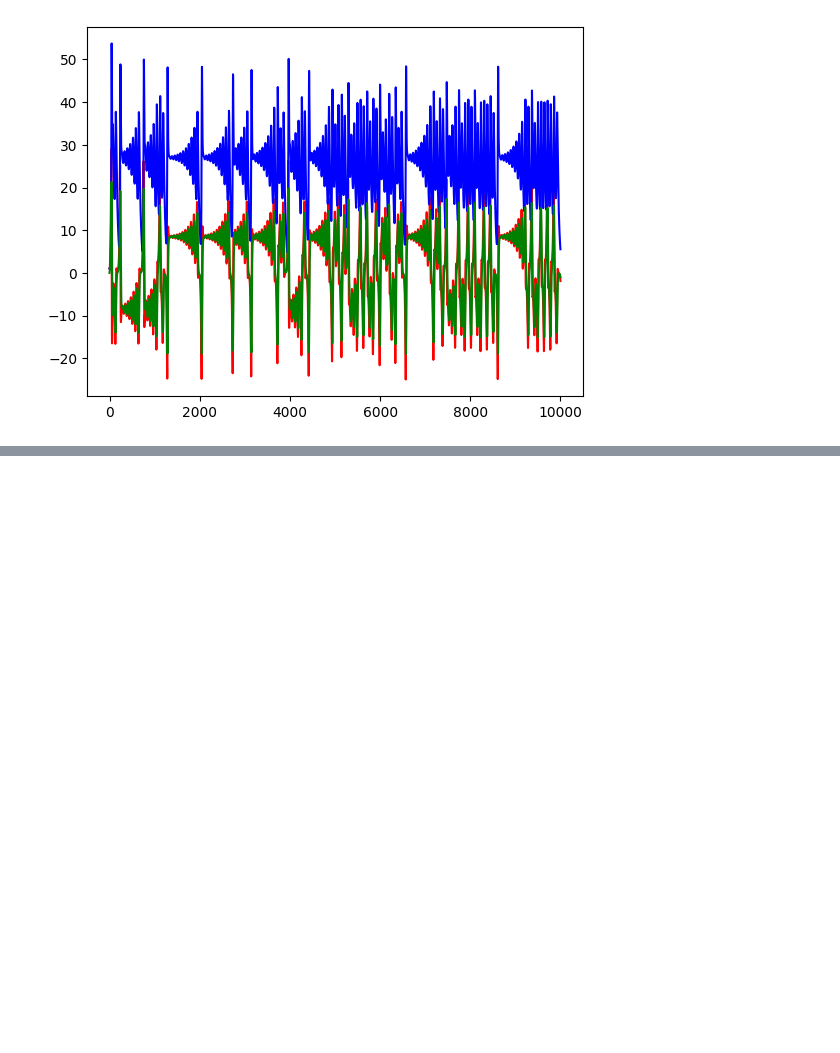
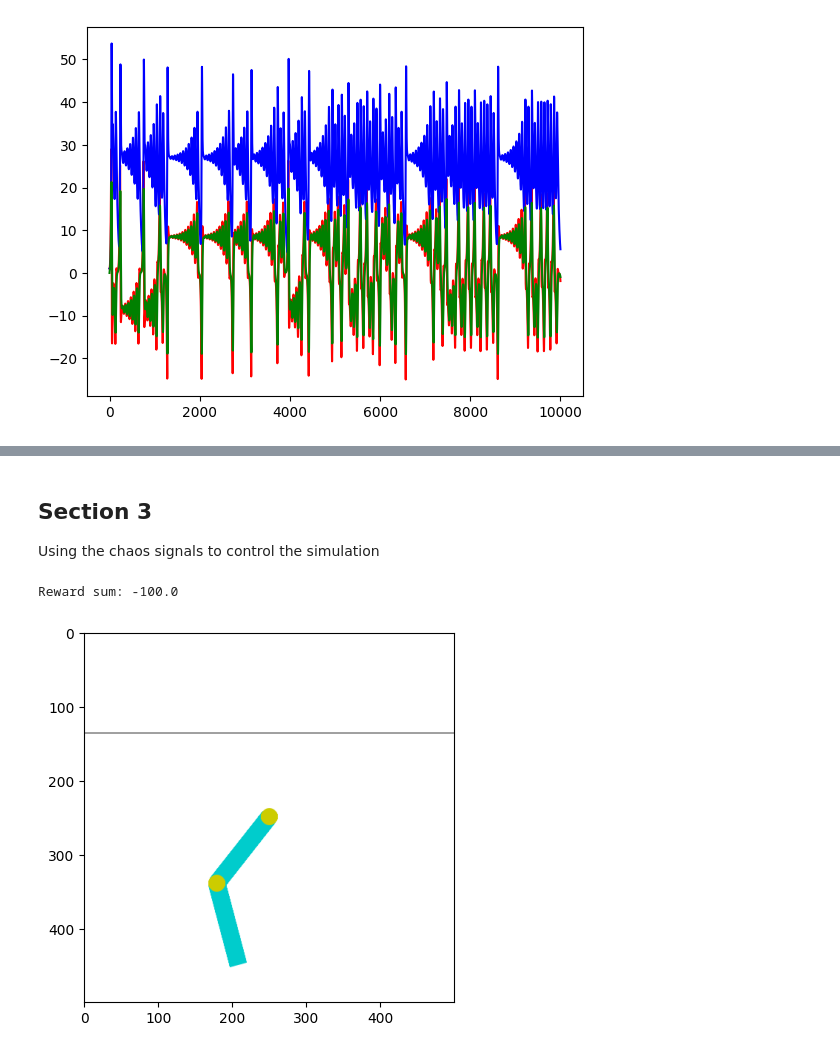
Before and after one commit to shepai/Chaos-Robotics, a Jupyter notebook: Simulation/open_ai_example.ipynb, the cells around one changed output, grey strips where cells are left out. Drawn from its saved outputs; the diff is of its cells as text; code cells hidden in the pictures; blank space fills up the shorter version.

```diff
--- a/Simulation/open_ai_example.ipynb
+++ b/Simulation/open_ai_example.ipynb
@@ -164,0 +210,22 @@ plt.show()
+# %% [markdown]
+## Section 3
+
+Using the chaos signals to control the simulation
+# %%
+prandtl = 10
+rho = 28
+beta = 8/3
+best=-100
+best_chaotic=None
+for rho in range(28):
+    for prandtl in range(0,100,5):
+        xs,ys,zs=get_velocities(prandtl,rho,beta)
+        reward=run_trial(xs,100,show=False)
+        if reward>=best:
+            best=reward
+            best_chaotic=dc(xs) #deep copy the genotype
+print("Reward sum:",best)
+reward=run_trial(best_chaotic,100)
+# %% [output]
+Reward sum: -100.0
+[figure, added]
```
Also changed, not shown: parts of 5 cells of this notebook, 1 other file.
